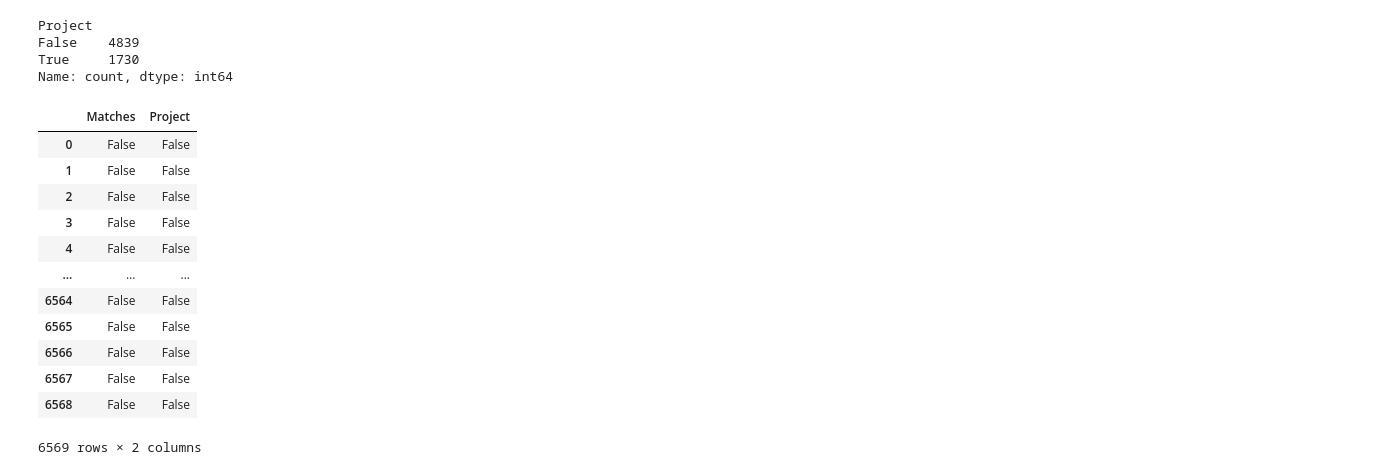
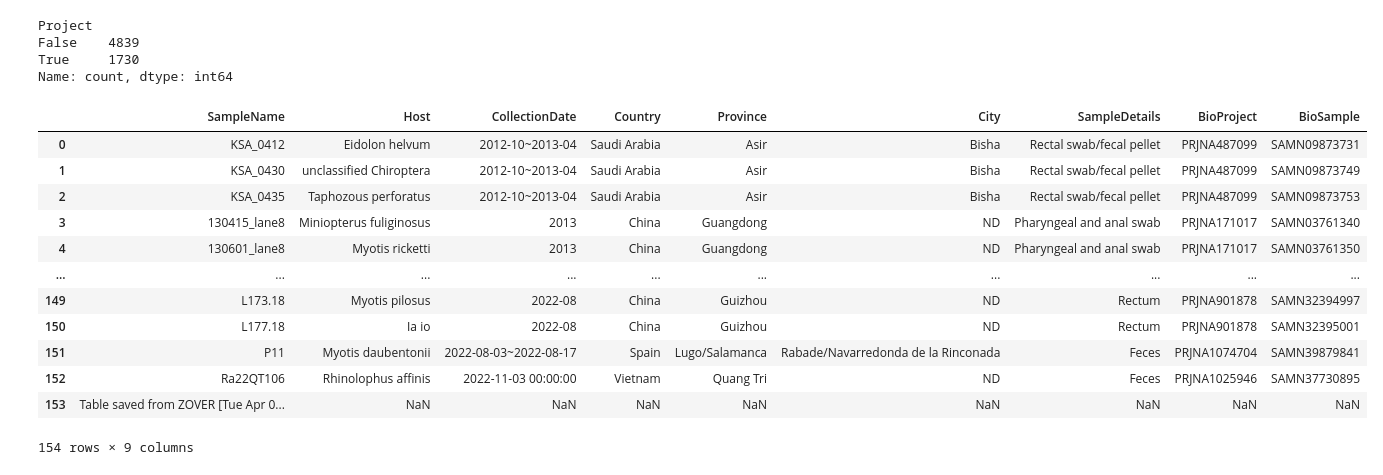
Before and after one commit to Finkonn/picorna-virome, a Jupyter notebook: miniproj/latest_sra/compare_ZOVER_and_our_archives.ipynb, the cells around one changed output. Saved outputs shown, nothing was run; the diff lists cells and outputs as text; code cells hidden in the pictures.

```diff
--- a/miniproj/latest_sra/compare_ZOVER_and_our_archives.ipynb
+++ b/miniproj/latest_sra/compare_ZOVER_and_our_archives.ipynb
@@ -105,19 +83,20 @@ Project
 False    4839
 True     1730
 Name: count, dtype: int64
-# %%
-df_matches
-# %% [output]
-|  | Matches | Project |
-| 0 | False | False |
-| 1 | False | False |
-| 2 | False | False |
-| 3 | False | False |
-| 4 | False | False |
-| ... | ... | ... |
-| 6564 | False | False |
-| 6565 | False | False |
-| 6566 | False | False |
-| 6567 | False | False |
-| 6568 | False | False |
-6569 rows × 2 columns
+# %%
+df_zover = pd.read_excel('ZOVER_bat_astroviruses.xlsx', header=1)
+df_zover
+# %% [output]
+|  | SampleName | Host | CollectionDate | Country | Province | City | SampleDetails | BioProject | BioSample |
+| 0 | KSA_0412 | Eidolon helvum | 2012-10~2013-04 | Saudi Arabia | Asir | Bisha | Rectal swab/fecal pellet | PRJNA487099 | SAMN09873731 |
+| 1 | KSA_0430 | unclassified Chiroptera | 2012-10~2013-04 | Saudi Arabia | Asir | Bisha | Rectal swab/fecal pellet | PRJNA487099 | SAMN09873749 |
+| 2 | KSA_0435 | Taphozous perforatus | 2012-10~2013-04 | Saudi Arabia | Asir | Bisha | Rectal swab/fecal pellet | PRJNA487099 | SAMN09873753 |
+| 3 | 130415_lane8 | Miniopterus fuliginosus | 2013 | China | Guangdong | ND | Pharyngeal and anal swab | PRJNA171017 | SAMN03761340 |
+| 4 | 130601_lane8 | Myotis ricketti | 2013 | China | Guangdong | ND | Pharyngeal and anal swab | PRJNA171017 | SAMN03761350 |
+| ... | ... | ... | ... | ... | ... | ... | ... | ... | ... |
+| 149 | L173.18 | Myotis pilosus | 2022-08 | China | Guizhou | ND | Rectum | PRJNA901878 | SAMN32394997 |
+| 150 | L177.18 | Ia io | 2022-08 | China | Guizhou | ND | Rectum | PRJNA901878 | SAMN32395001 |
+| 151 | P11 | Myotis daubentonii | 2022-08-03~2022-08-17 | Spain | Lugo/Salamanca | Rabade/Navarredonda de la Rinconada | Feces | PRJNA1074704 | SAMN39879841 |
+| 152 | Ra22QT106 | Rhinolophus affinis | 2022-11-03 00:00:00 | Vietnam | Quang Tri | ND | Feces | PRJNA1025946 | SAMN37730895 |
+| 153 | Table saved from ZOVER [Tue Apr 0... | NaN | NaN | NaN | NaN | NaN | NaN | NaN | NaN |
+154 rows × 9 columns
```
Also changed, not shown: parts of 5 cells of this notebook, 21 other files.
